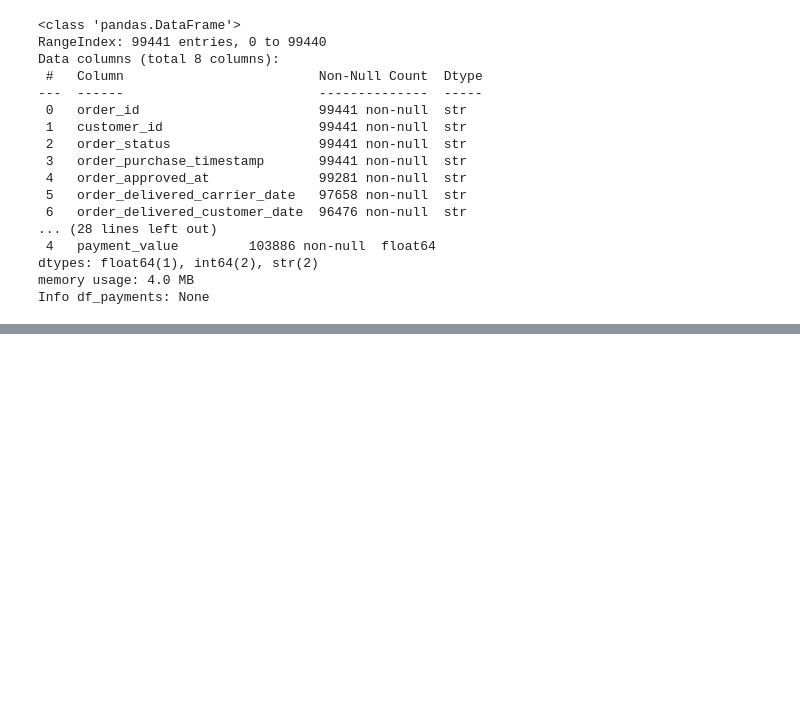
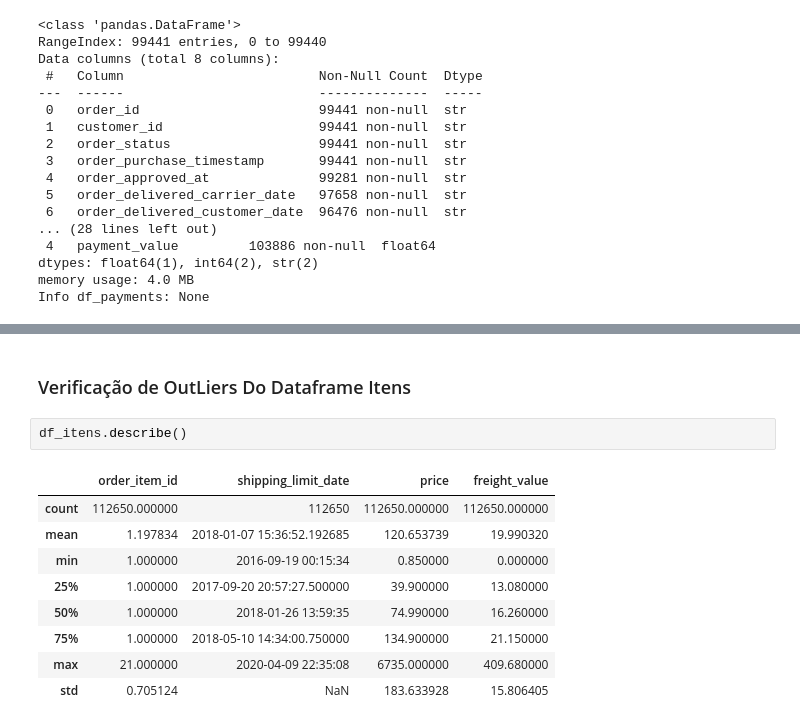
Before and after one commit to Dev-Russo/olist-analise, a Jupyter notebook: notebooks/01_eda_initial.ipynb, the cells around one changed output, grey strips where cells are left out. Cells and saved outputs as stored; diff of their text form; blank space fills up the shorter version.

```diff
--- a/notebooks/01_eda_initial.ipynb
+++ b/notebooks/01_eda_initial.ipynb
@@ -65,0 +201,14 @@ Info df_payments: None
+# %% [markdown]
+### Verificação de OutLiers Do Dataframe Itens
+# %%
+df_itens.describe()
+# %% [output]
+|  | order_item_id | shipping_limit_date | price | freight_value |
+| count | 112650.000000 | 112650 | 112650.000000 | 112650.000000 |
+| mean | 1.197834 | 2018-01-07 15:36:52.192685 | 120.653739 | 19.990320 |
+| min | 1.000000 | 2016-09-19 00:15:34 | 0.850000 | 0.000000 |
+| 25% | 1.000000 | 2017-09-20 20:57:27.500000 | 39.900000 | 13.080000 |
+| 50% | 1.000000 | 2018-01-26 13:59:35 | 74.990000 | 16.260000 |
+| 75% | 1.000000 | 2018-05-10 14:34:00.750000 | 134.900000 | 21.150000 |
+| max | 21.000000 | 2020-04-09 22:35:08 | 6735.000000 | 409.680000 |
+| std | 0.705124 | NaN | 183.633928 | 15.806405 |
```
Also changed, not shown: parts of 25 cells of this notebook.
